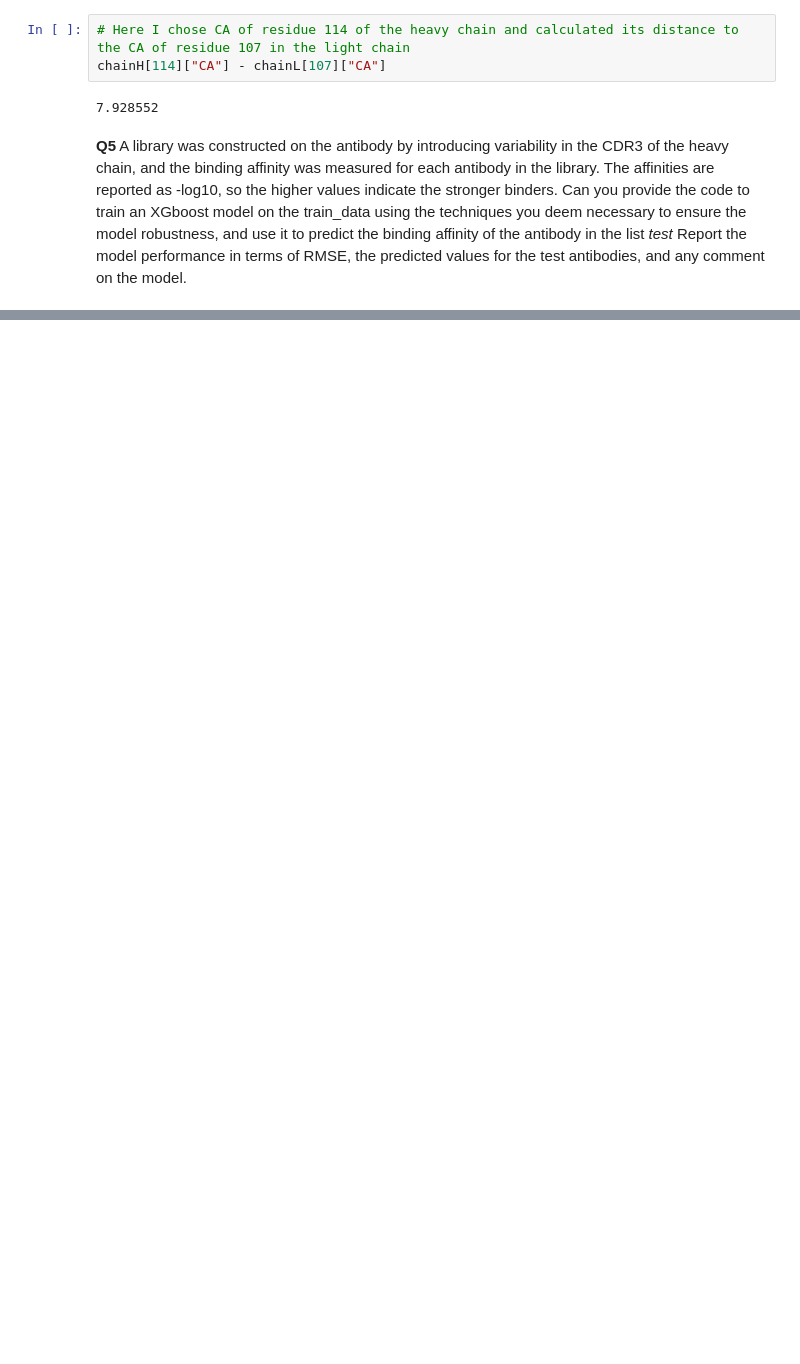
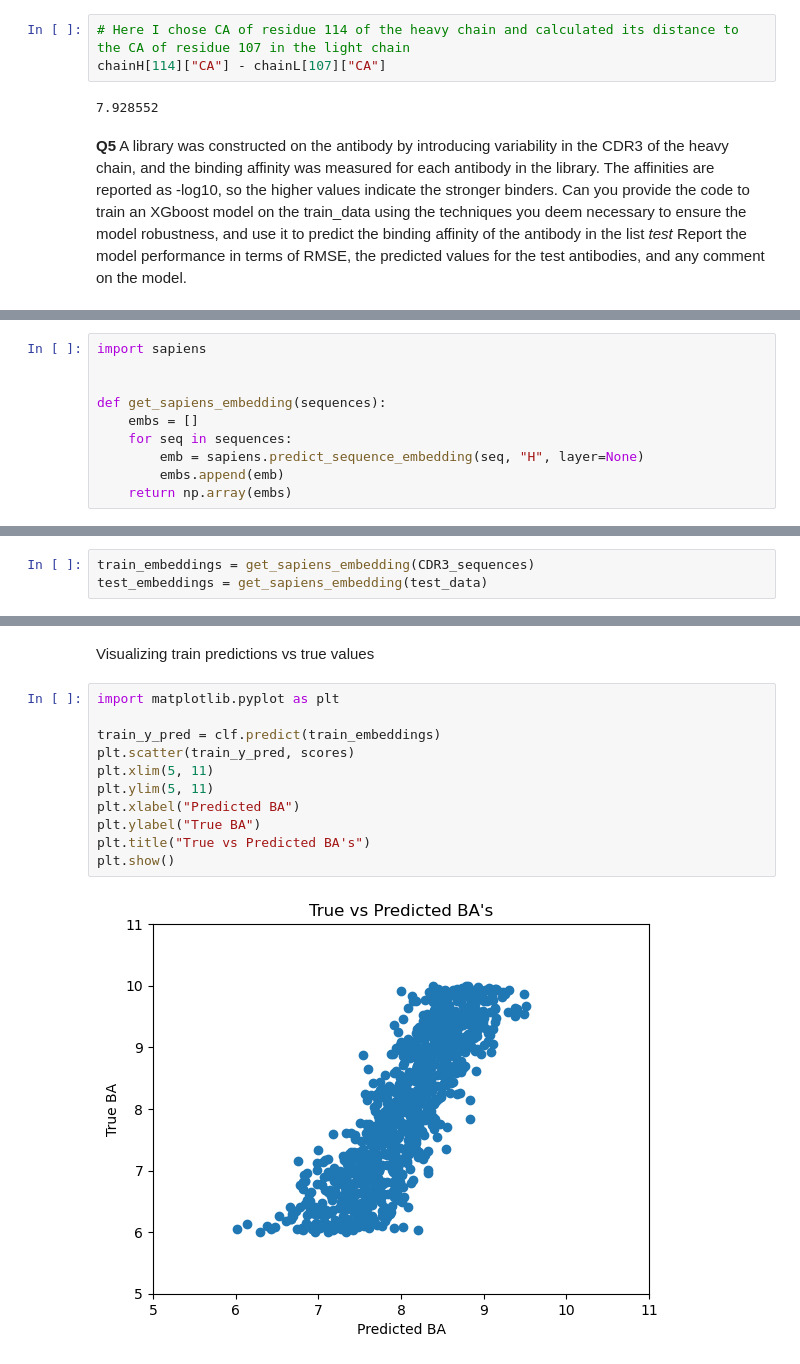
Before and after one commit to AugustEhl/ABDesign_case, a Jupyter notebook: AD_test.ipynb, the cells around one changed output, grey strips where cells are left out. Drawn from its saved outputs; the diff is of its cells as text; blank space fills up the shorter version.

```diff
--- a/AD_test.ipynb
+++ b/AD_test.ipynb
@@ -156,0 +163,10 @@ test_data = ['KYWRDGSTWWELIYGYG',
+# %%
+import sapiens
+
+
+def get_sapiens_embedding(sequences):
+    embs = []
+    for seq in sequences:
+        emb = sapiens.predict_sequence_embedding(seq, "H", layer=None)
+        embs.append(emb)
+    return np.array(embs)
@@ -156,0 +175,3 @@ test_data = ['KYWRDGSTWWELIYGYG',
+# %%
+train_embeddings = get_sapiens_embedding(CDR3_sequences)
+test_embeddings = get_sapiens_embedding(test_data)
@@ -156,0 +282,15 @@ test_data = ['KYWRDGSTWWELIYGYG',
+# %% [markdown]
+Visualizing train predictions vs true values
+# %%
+import matplotlib.pyplot as plt
+
+train_y_pred = clf.predict(train_embeddings)
+plt.scatter(train_y_pred, scores)
+plt.xlim(5, 11)
+plt.ylim(5, 11)
+plt.xlabel("Predicted BA")
+plt.ylabel("True BA")
+plt.title("True vs Predicted BA's")
+plt.show()
+# %% [output]
+[figure, added]
```
Also changed, not shown: parts of 16 cells of this notebook, 1 other file.
